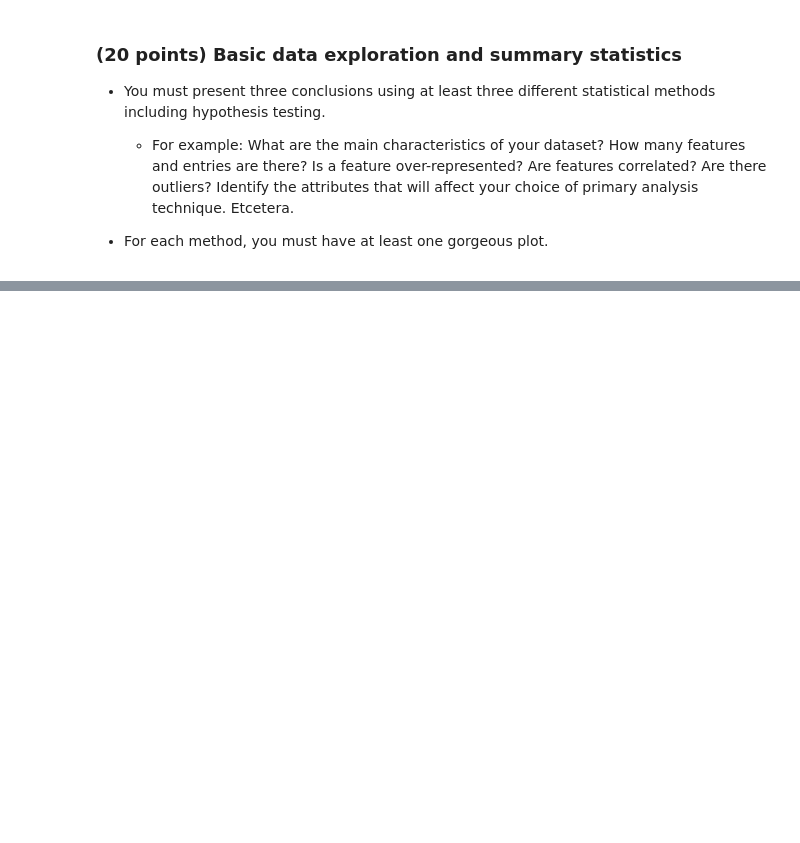
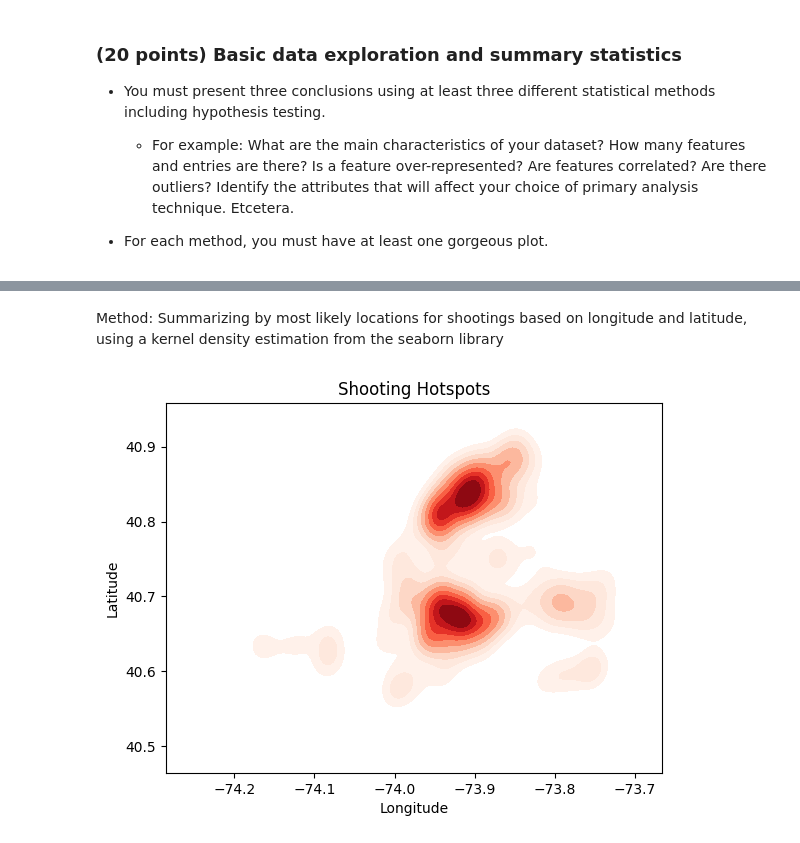
Before and after one commit to mkhan419/cmsc320FinalProject, a Jupyter notebook: CMSC320_FinalProject_Spring2025.ipynb, the cells around one changed output, grey strips where cells are left out. Drawn from its saved outputs; the diff is of its cells as text; code cells hidden in the pictures; blank space fills up the shorter version.

Commit message:
added method 3: hotspot map

```diff
--- a/CMSC320_FinalProject_Spring2025.ipynb
+++ b/CMSC320_FinalProject_Spring2025.ipynb
@@ -47,0 +56,11 @@ NameError: name 'df' is not defined
+# %% [markdown]
+Method: Summarizing by most likely locations for shootings based on longitude and latitude, using a kernel density estimation from the seaborn library
+# %%
+import seaborn as sns
+import matplotlib.pyplot as plt
+
+sns.kdeplot(x=df["Longitude"], y=df["Latitude"], cmap="Reds", fill=True)
+plt.title("Shooting Hotspots")
+plt.show()
+# %% [output]
+[figure, added]
```
Also changed, not shown: parts of 4 cells of this notebook.
